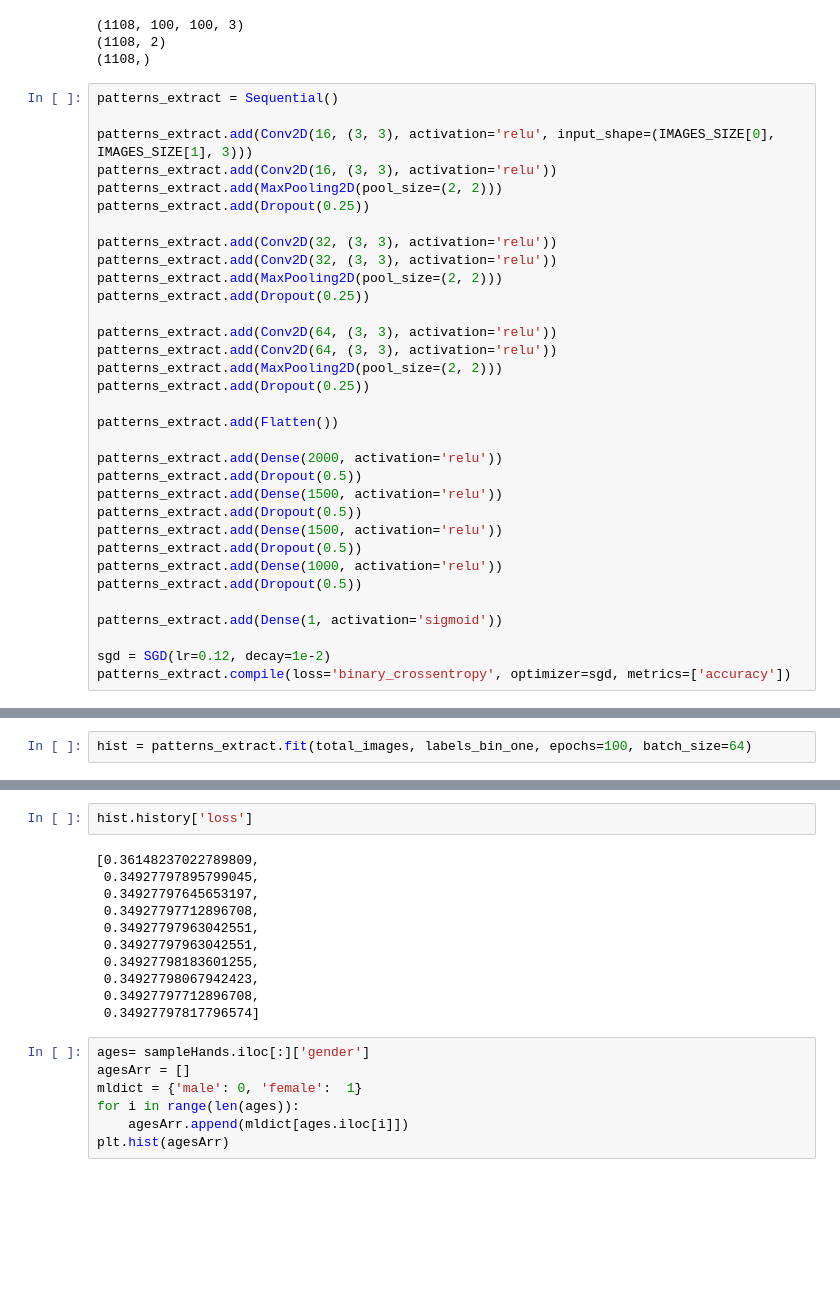
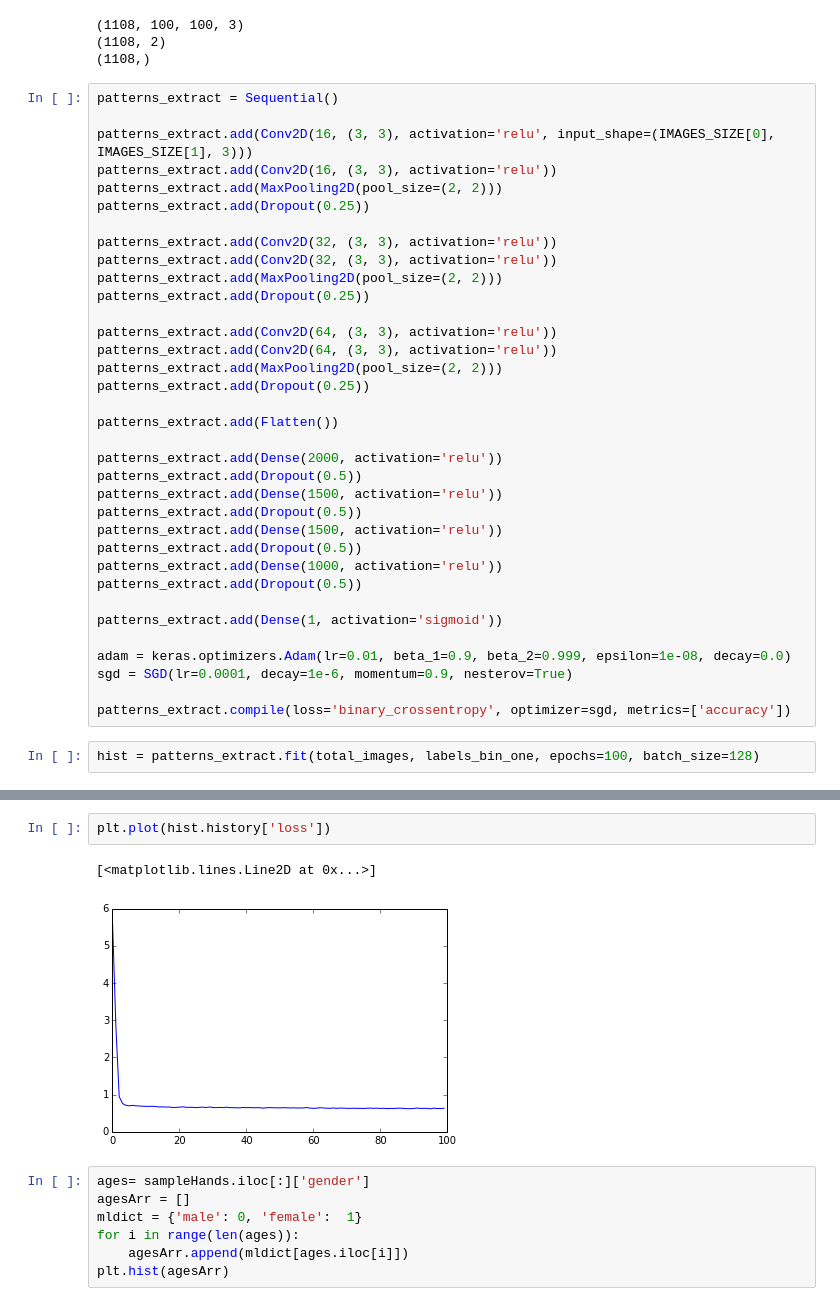
Before and after one commit to bregydoc/torioux-hands, a Jupyter notebook: Modeling.ipynb, the cells around one changed output, grey strips where cells are left out. Saved outputs shown, nothing was run; the diff lists cells and outputs as text; blank space fills up the shorter version.

```diff
--- a/Modeling.ipynb
+++ b/Modeling.ipynb
@@ -122,5 +122,9 @@ patterns_extract.add(Dropout(0.5))
 
 patterns_extract.add(Dense(1, activation='sigmoid'))
 
-sgd = SGD(lr=0.12, decay=1e-2)
+adam = keras.optimizers.Adam(lr=0.01, beta_1=0.9, beta_2=0.999, epsilon=1e-08, decay=0.0)
+sgd = SGD(lr=0.0001, decay=1e-6, momentum=0.9, nesterov=True)
+
 patterns_extract.compile(loss='binary_crossentropy', optimizer=sgd, metrics=['accuracy'])
+# %%
+hist = patterns_extract.fit(total_images, labels_bin_one, epochs=100, batch_size=128)
@@ -147,2 +151,0 @@ _________________________________________________________________
-# %%
-hist = patterns_extract.fit(total_images, labels_bin_one, epochs=100, batch_size=64)
@@ -158,16 +157,8 @@ plt.imshow(total_images[30], interpolation='none')
 # %%
-hist.history['loss']
+plt.plot(hist.history['loss'])
 # %% [output]
-[0.36148237022789809,
- 0.34927797895799045,
- 0.34927797645653197,
- 0.34927797712896708,
- 0.34927797963042551,
- 0.34927797963042551,
- 0.34927798183601255,
- 0.34927798067942423,
- 0.34927797712896708,
- 0.34927797817796574]
+[<matplotlib.lines.Line2D at 0x...>]
+[figure, added]
 # %%
 ages= sampleHands.iloc[:]['gender']
 agesArr = []
```
Also changed, not shown: parts of 5 cells of this notebook, 1 other file.
